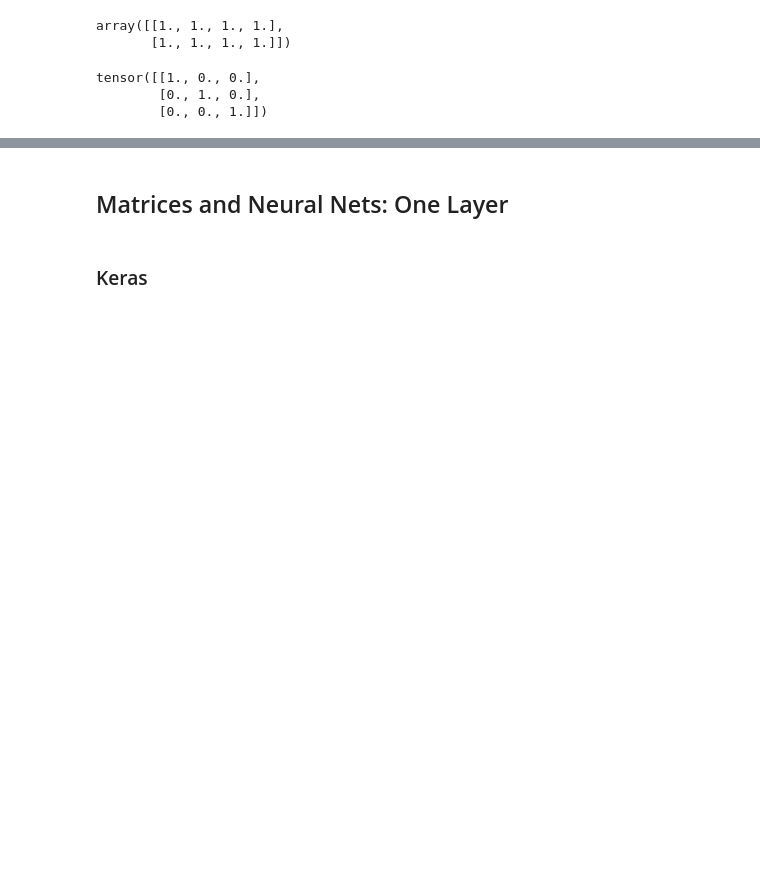
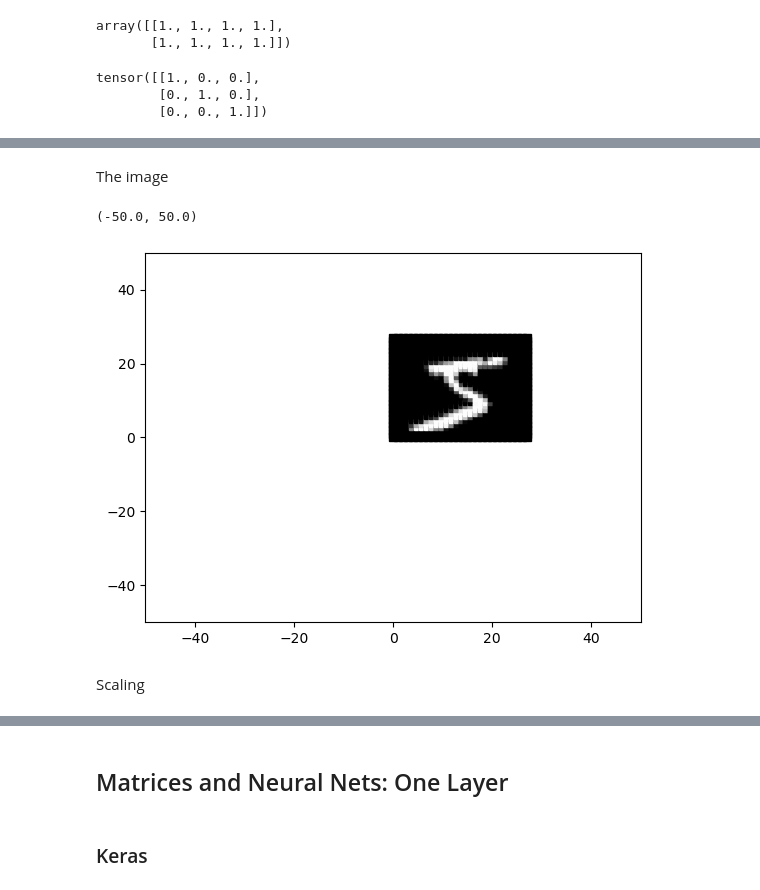
Before and after one commit to pnugues/edan96, a Jupyter notebook: programs/1-linear-algebra-2022.ipynb, the cells around one changed output, grey strips where cells are left out. Saved outputs shown, nothing was run; the diff lists cells and outputs as text; code cells hidden in the pictures; blank space fills up the shorter version.

```diff
--- a/programs/1-linear-algebra-2022.ipynb
+++ b/programs/1-linear-algebra-2022.ipynb
@@ -426,0 +469,16 @@ tensor([[0.4655, 0.8772, 0.7381, 0.3021],
+# %% [markdown]
+The image
+# %%
+fig, ax = plt.subplots()
+for x in np.arange(train_images[0].shape[0]):
+    for y in np.arange(train_images[0].shape[1]):
+        gray = int(gray_image[x, y])
+        format(gray, '02x') * 3
+        ax.plot(x, y, marker='s', color='#' + format(gray, '02x') * 3, linestyle='')
+ax.set_xlim(-50, 50)
+ax.set_ylim(-50, 50)
+# %% [output]
+(-50.0, 50.0)
+[figure, added]
+# %% [markdown]
+Scaling
```
Also changed, not shown: parts of 36 cells of this notebook.
